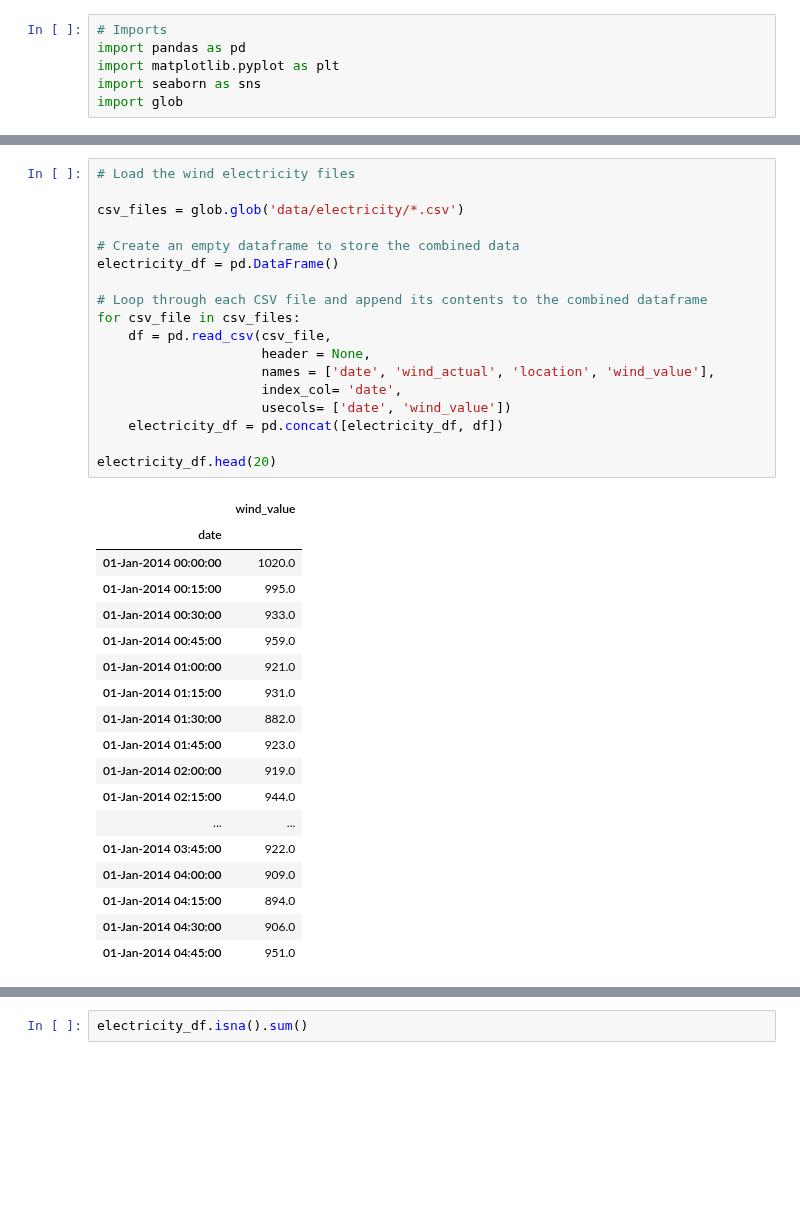
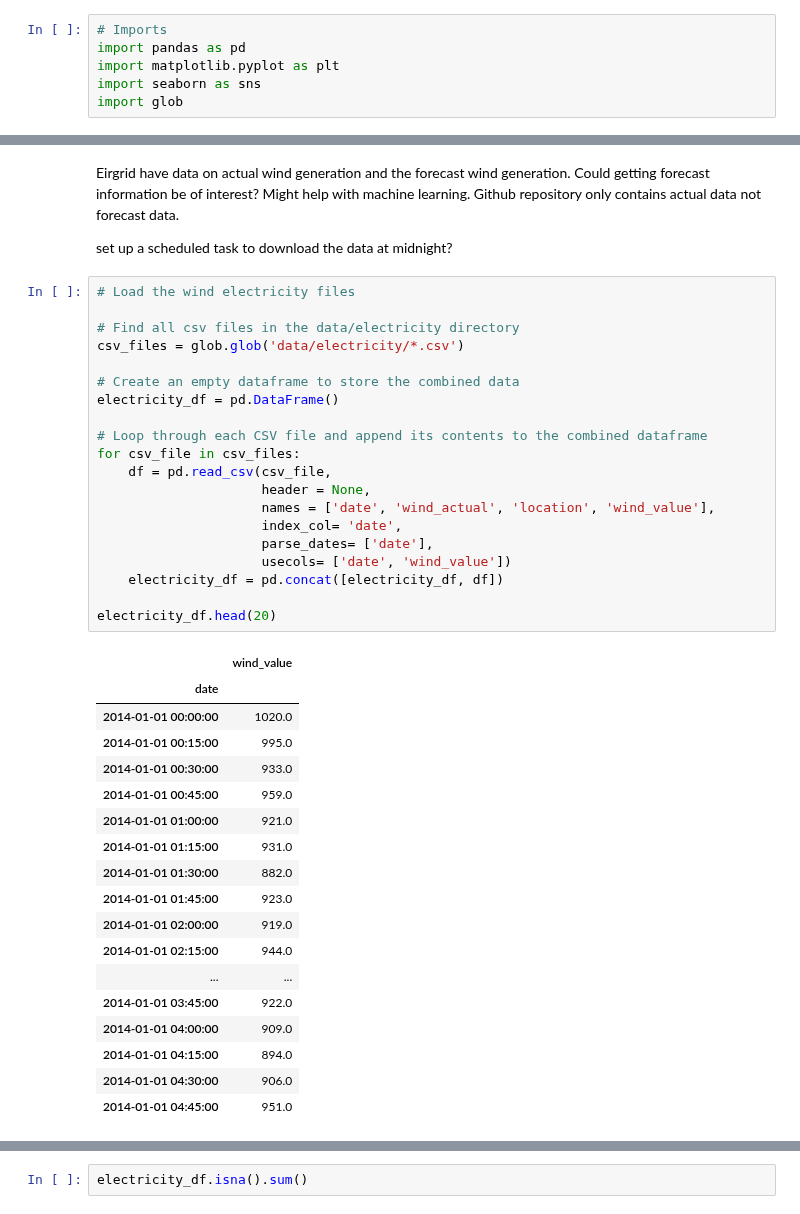
Before and after one commit to IreneKilgannon/PFDA, a Jupyter notebook: PFDA-project/wind.ipynb, the cells around one changed output, grey strips where cells are left out. Saved outputs shown, nothing was run; the diff lists cells and outputs as text; blank space fills up the shorter version.

Commit message:
discussion on electricity csv files

```diff
--- a/PFDA-project/wind.ipynb
+++ b/PFDA-project/wind.ipynb
@@ -73,40 +82,46 @@ https://saturncloud.io/blog/how-to-read-multiple-csv-files-into-python-pandas-da
+# %% [markdown]
+Eirgrid have data on actual wind generation and the forecast wind generation. Could getting forecast information be of interest? Might help with machine learning. Github repository only contains actual data not forecast data.
+
+set up a scheduled task to download the data at midnight?
 # %%
 # Load the wind electricity files
 
+# Find all csv files in the data/electricity directory
 csv_files = glob.glob('data/electricity/*.csv')
 
 # Create an empty dataframe to store the combined data
 electricity_df = pd.DataFrame()
 
 # Loop through each CSV file and append its contents to the combined dataframe
 for csv_file in csv_files:
     df = pd.read_csv(csv_file,
                      header = None,
                      names = ['date', 'wind_actual', 'location', 'wind_value'],
                      index_col= 'date',
+                     parse_dates= ['date'],
                      usecols= ['date', 'wind_value'])
     electricity_df = pd.concat([electricity_df, df])
 
 electricity_df.head(20)
 # %% [output]
 |  | wind_value |
 | date |  |
-| 01-Jan-2014 00:00:00 | 1020.0 |
-| 01-Jan-2014 00:15:00 | 995.0 |
-| 01-Jan-2014 00:30:00 | 933.0 |
-| 01-Jan-2014 00:45:00 | 959.0 |
-| 01-Jan-2014 01:00:00 | 921.0 |
-| 01-Jan-2014 01:15:00 | 931.0 |
-| 01-Jan-2014 01:30:00 | 882.0 |
-| 01-Jan-2014 01:45:00 | 923.0 |
-| 01-Jan-2014 02:00:00 | 919.0 |
-| 01-Jan-2014 02:15:00 | 944.0 |
+| 2014-01-01 00:00:00 | 1020.0 |
+| 2014-01-01 00:15:00 | 995.0 |
+| 2014-01-01 00:30:00 | 933.0 |
+| 2014-01-01 00:45:00 | 959.0 |
+| 2014-01-01 01:00:00 | 921.0 |
+| 2014-01-01 01:15:00 | 931.0 |
+| 2014-01-01 01:30:00 | 882.0 |
+| 2014-01-01 01:45:00 | 923.0 |
+| 2014-01-01 02:00:00 | 919.0 |
+| 2014-01-01 02:15:00 | 944.0 |
 | ... | ... |
-| 01-Jan-2014 03:45:00 | 922.0 |
-| 01-Jan-2014 04:00:00 | 909.0 |
-| 01-Jan-2014 04:15:00 | 894.0 |
-| 01-Jan-2014 04:30:00 | 906.0 |
-| 01-Jan-2014 04:45:00 | 951.0 |
+| 2014-01-01 03:45:00 | 922.0 |
+| 2014-01-01 04:00:00 | 909.0 |
+| 2014-01-01 04:15:00 | 894.0 |
+| 2014-01-01 04:30:00 | 906.0 |
+| 2014-01-01 04:45:00 | 951.0 |
 # %%
 electricity_df.info()
 # %% [output]
```
Also changed, not shown: parts of 7 cells of this notebook, 1 other file.
